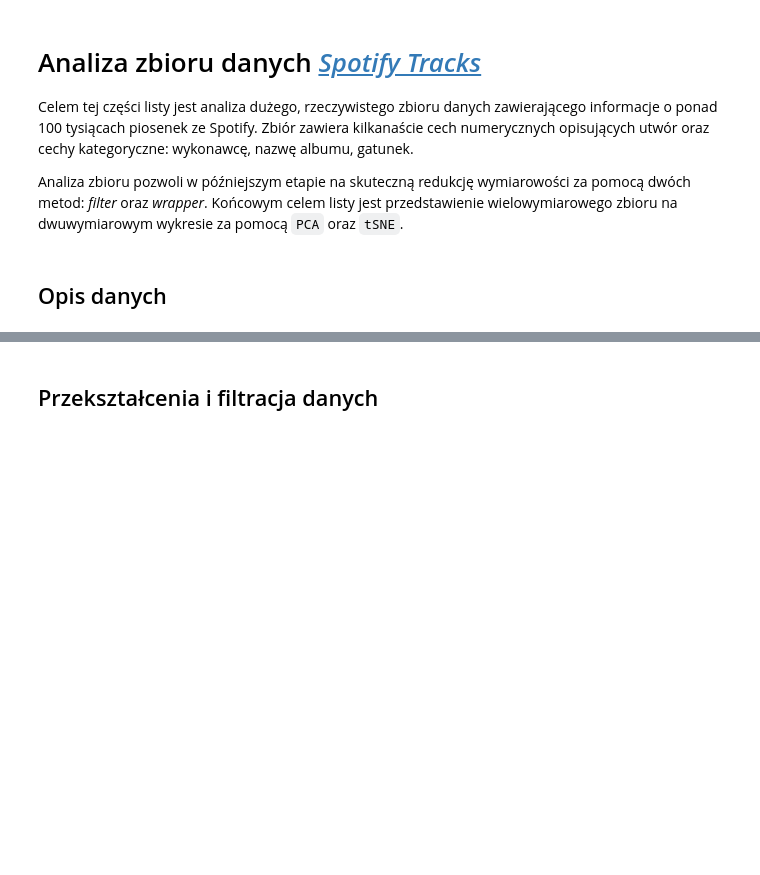
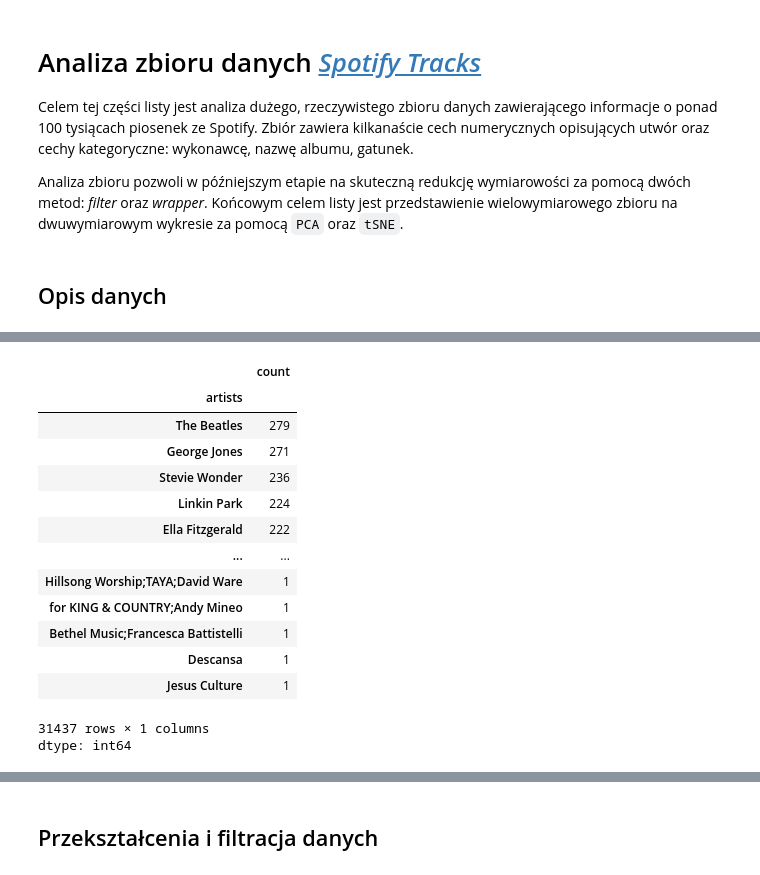
Before and after one commit to Zajecia-na-PWr-LR/lista-2-wiktoriamalinowska, a Jupyter notebook: UczenieMaszynowe_25_26_Lista2.ipynb, the cells around one changed output, grey strips where cells are left out. Cells and saved outputs as stored; diff of their text form; code cells hidden in the pictures; blank space fills up the shorter version.

```diff
--- a/UczenieMaszynowe_25_26_Lista2.ipynb
+++ b/UczenieMaszynowe_25_26_Lista2.ipynb
@@ -287,0 +329,18 @@ FileNotFoundError: [Errno 2] No such file or directory: 'data/spotify/data.csv'
+# %%
+spotify.artists.value_counts()
+# %% [output]
+|  | count |
+| artists |  |
+| The Beatles | 279 |
+| George Jones | 271 |
+| Stevie Wonder | 236 |
+| Linkin Park | 224 |
+| Ella Fitzgerald | 222 |
+| ... | ... |
+| Hillsong Worship;TAYA;David Ware | 1 |
+| for KING & COUNTRY;Andy Mineo | 1 |
+| Bethel Music;Francesca Battistelli | 1 |
+| Descansa | 1 |
+| Jesus Culture | 1 |
+31437 rows × 1 columns
+dtype: int64
```
Also changed, not shown: parts of 32 cells of this notebook.
